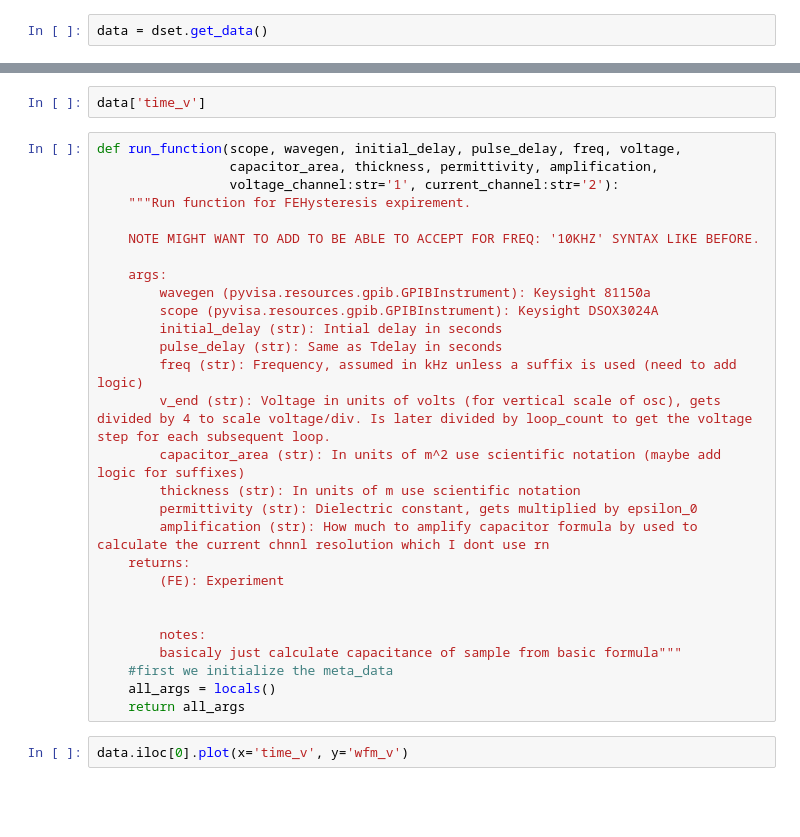
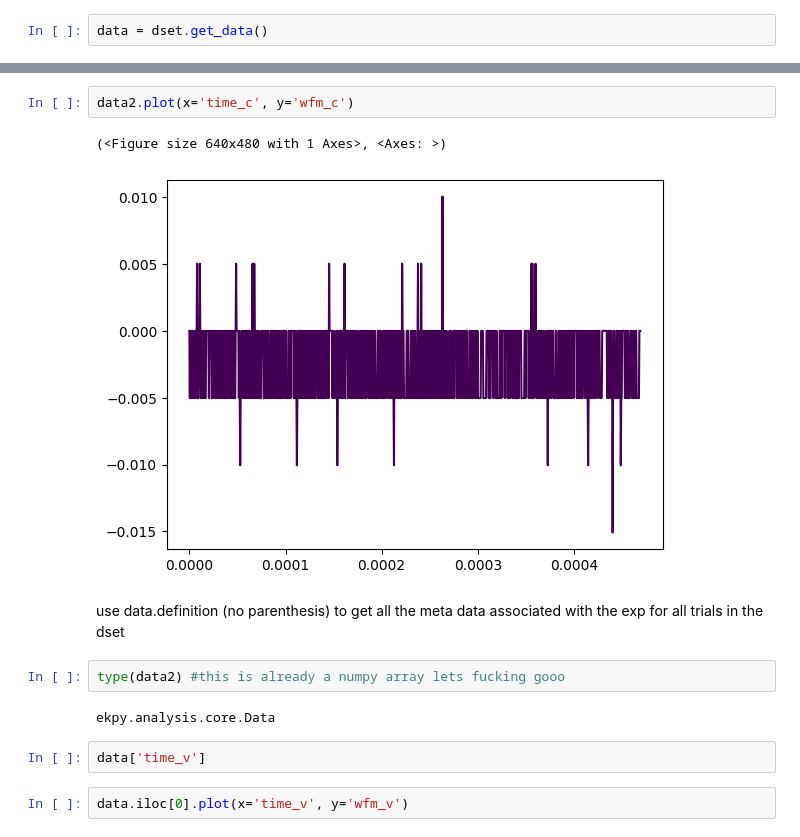
Before and after one commit to ElPsyKurisu/FE, a Jupyter notebook: analysis.ipynb, the cells around one changed output, grey strips where cells are left out. Drawn from its saved outputs; the diff is of its cells as text; blank space fills up the shorter version.

```diff
--- a/analysis.ipynb
+++ b/analysis.ipynb
@@ -28,33 +25,16 @@ KeyError: 'query'
+# %%
+data2.plot(x='time_c', y='wfm_c')
+# %% [output]
+(<Figure size 640x480 with 1 Axes>, <Axes: >)
+[figure, added]
+# %% [markdown]
+use data.definition (no parenthesis) to get all the meta data associated with the exp for all trials in the dset
+# %%
+type(data2) #this is already a numpy array lets fucking gooo
+# %% [output]
+ekpy.analysis.core.Data
 # %%
 data['time_v']
-# %%
-def run_function(scope, wavegen, initial_delay, pulse_delay, freq, voltage,
-                 capacitor_area, thickness, permittivity, amplification,
-                 voltage_channel:str='1', current_channel:str='2'):
-    """Run function for FEHysteresis expirement.
-
-    NOTE MIGHT WANT TO ADD TO BE ABLE TO ACCEPT FOR FREQ: '10KHZ' SYNTAX LIKE BEFORE.
-
-    args:
-        wavegen (pyvisa.resources.gpib.GPIBInstrument): Keysight 81150a
-        scope (pyvisa.resources.gpib.GPIBInstrument): Keysight DSOX3024A
-        initial_delay (str): Intial delay in seconds
-        pulse_delay (str): Same as Tdelay in seconds
-        freq (str): Frequency, assumed in kHz unless a suffix is used (need to add logic)
-        v_end (str): Voltage in units of volts (for vertical scale of osc), gets divided by 4 to scale voltage/div. Is later divided by loop_count to get the voltage step for each subsequent loop.
-        capacitor_area (str): In units of m^2 use scientific notation (maybe add logic for suffixes)
-        thickness (str): In units of m use scientific notation
-        permittivity (str): Dielectric constant, gets multiplied by epsilon_0
-        amplification (str): How much to amplify capacitor formula by used to calculate the current chnnl resolution which I dont use rn
-    returns:
-        (FE): Experiment
-
-
-        notes:
-        basicaly just calculate capacitance of sample from basic formula"""
-    #first we initialize the meta_data
-    all_args = locals()
-    return all_args
 # %%
 data.iloc[0].plot(x='time_v', y='wfm_v')
 # %%
```
Also changed, not shown: parts of 8 cells of this notebook, 6 other files.
